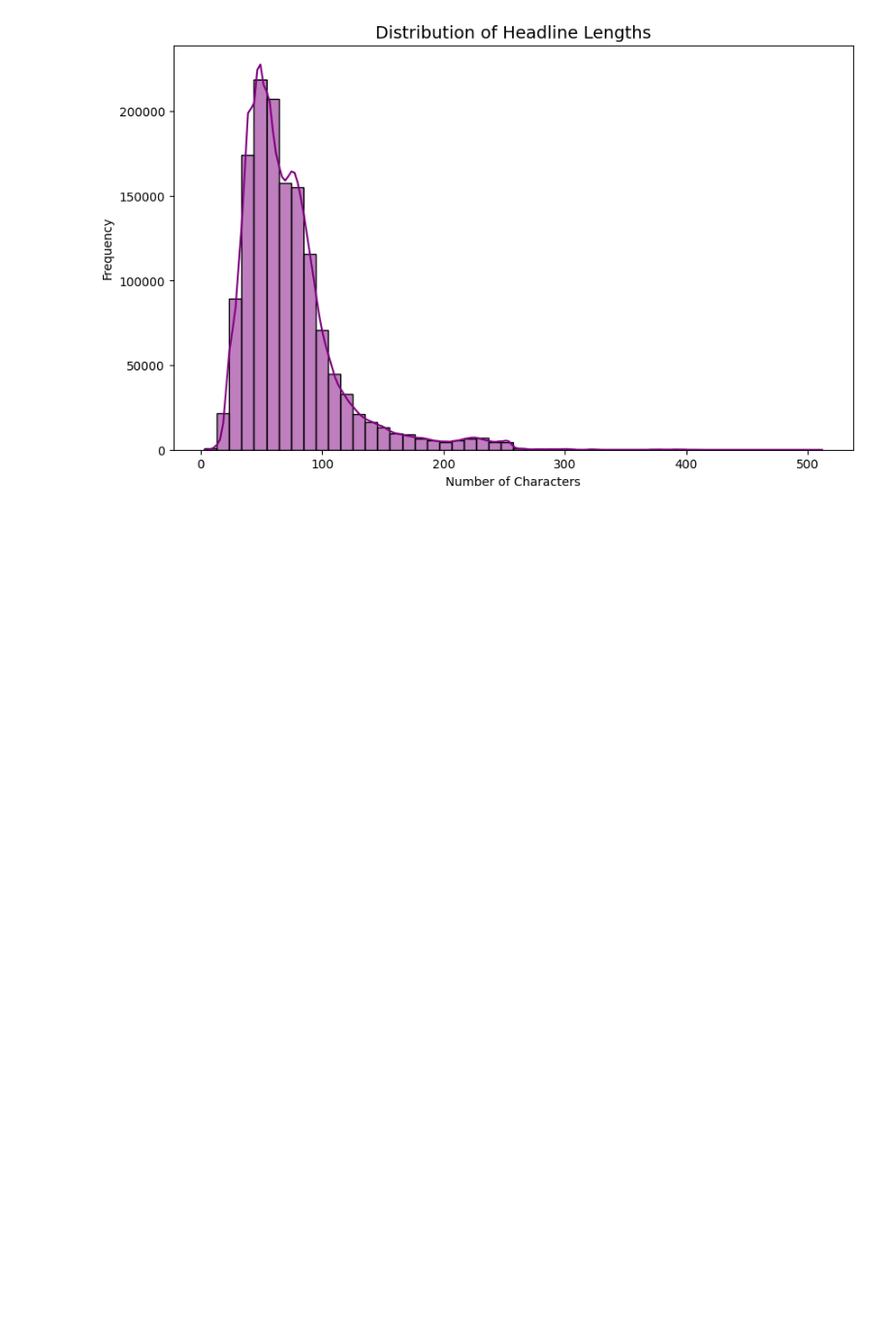
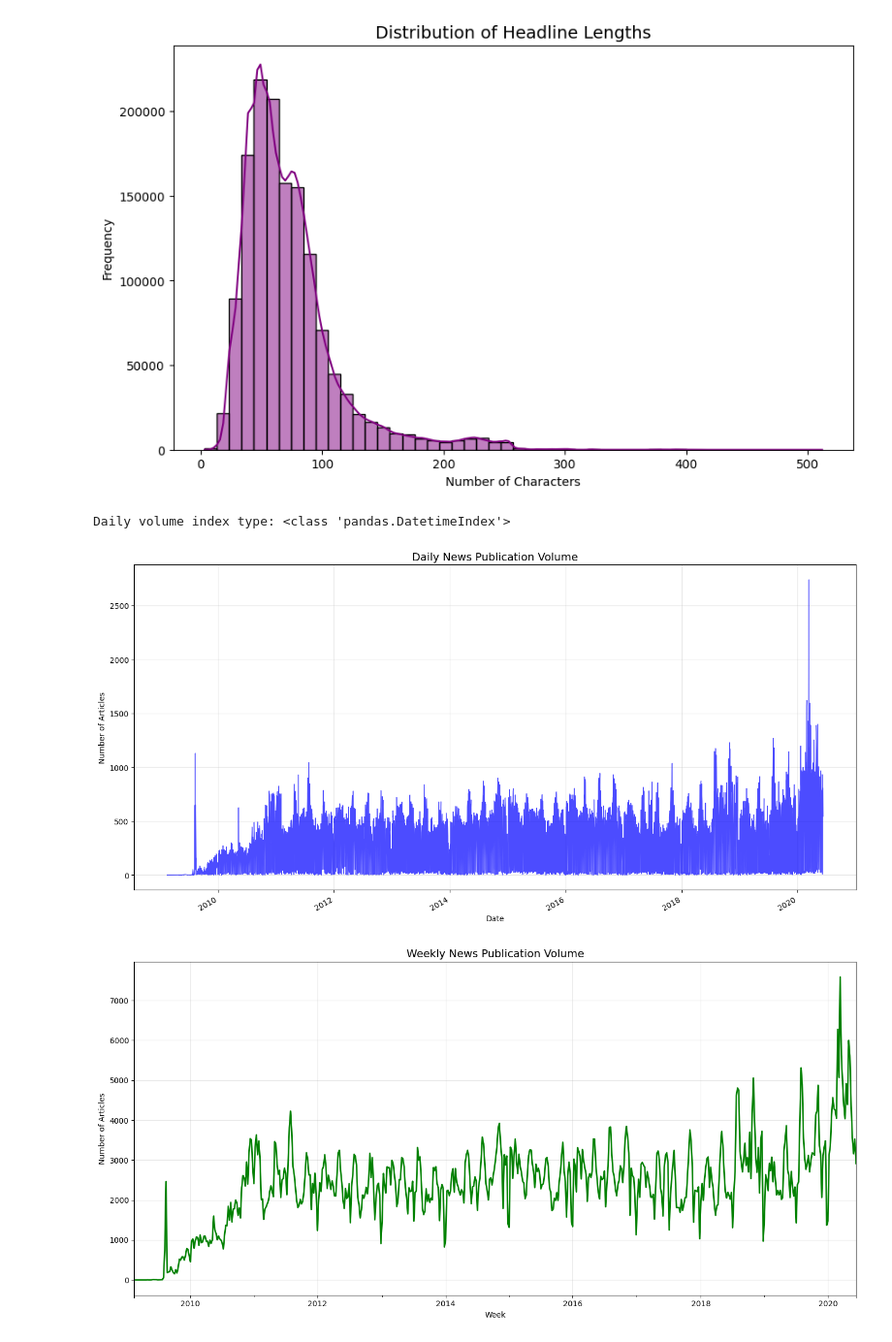
Before and after one commit to Sumeyahassen/news-sentiment-analysis, a Jupyter notebook: notebooks/eda_task1.ipynb, the cells around one changed output. Shown at 97% size. Drawn from its saved outputs; the diff is of its cells as text; code cells hidden in the pictures; blank space fills up the shorter version.

Commit message:
analaysis with time frequensy

```diff
--- a/notebooks/eda_task1.ipynb
+++ b/notebooks/eda_task1.ipynb
@@ -257,3 +257,47 @@ plt.show()
 [figure]
 [figure]
 [figure]
+# %%
+# ======================
+# 6. News Publication Frequency Over Time (FIXED)
+# ======================
+
+# Create daily volume
+news['date_only'] = news['date'].dt.date
+daily_volume = news.groupby('date_only').size()
+
+# === IMPORTANT FIX ===
+daily_volume.index = pd.to_datetime(daily_volume.index)   # Convert to DatetimeIndex
+
+print("Daily volume index type:", type(daily_volume.index))
+
+# Now resampling works
+weekly_volume = daily_volume.resample('W').sum()
+
+# ======================
+# Plot Daily Volume
+# ======================
+plt.figure(figsize=(14, 7))
+daily_volume.plot(linewidth=1, color='blue', alpha=0.7)
+plt.title('Daily News Publication Volume', fontsize=14)
+plt.xlabel('Date')
+plt.ylabel('Number of Articles')
+plt.grid(True, alpha=0.3)
+plt.tight_layout()
+plt.show()
+
+# ======================
+# Plot Weekly Volume (Smoother)
+# ======================
+plt.figure(figsize=(14, 7))
+weekly_volume.plot(linewidth=2, color='green')
+plt.title('Weekly News Publication Volume', fontsize=14)
+plt.xlabel('Week')
+plt.ylabel('Number of Articles')
+plt.grid(True, alpha=0.3)
+plt.tight_layout()
+plt.show()
+# %% [output]
+Daily volume index type: <class 'pandas.DatetimeIndex'>
+[figure, added]
+[figure, added]
```
